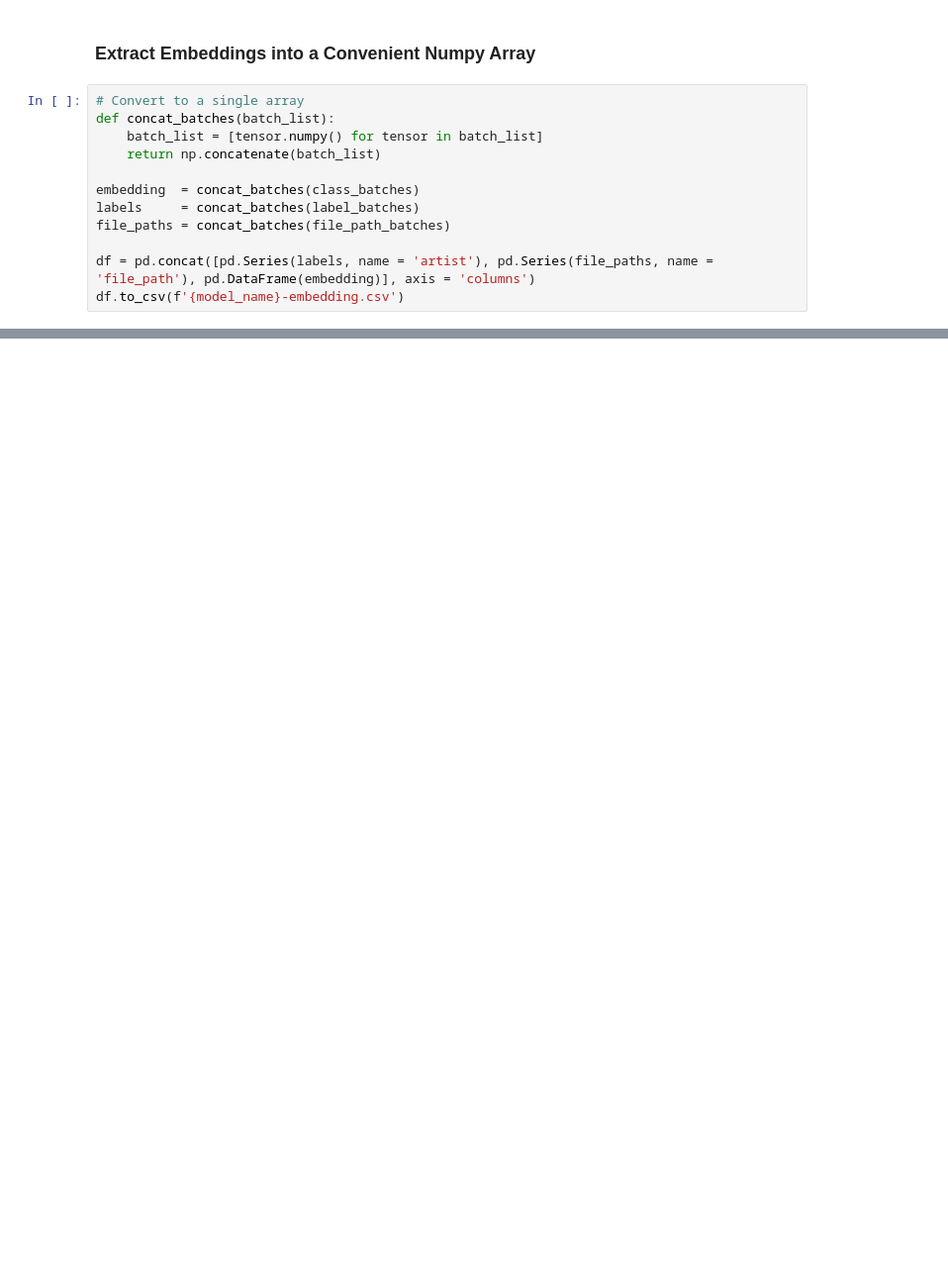
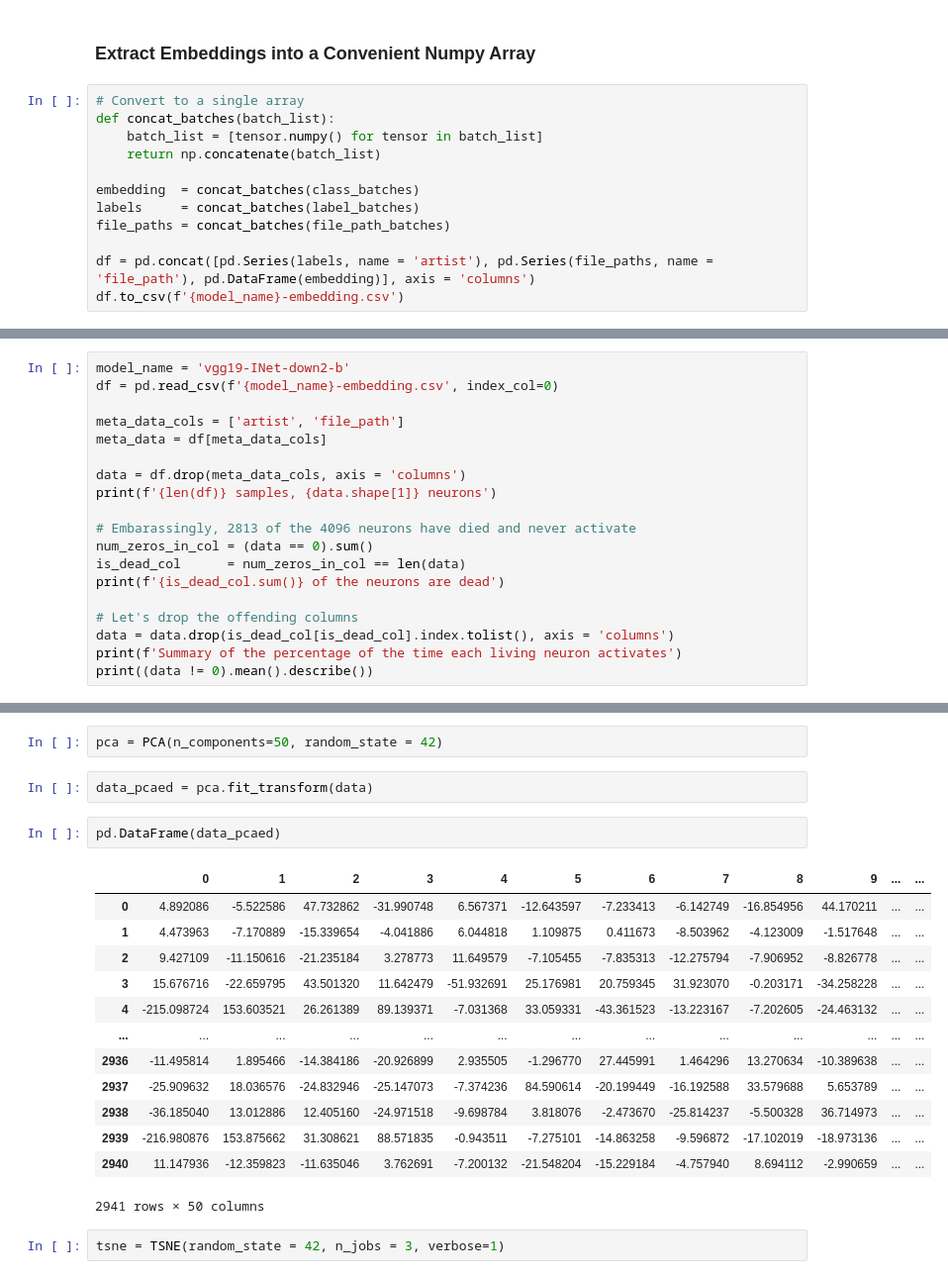
Before and after one commit to rcharan/art-dream, a Jupyter notebook: dataset/t-sne.ipynb, the cells around one changed output, grey strips where cells are left out. Shown at 99% size. Saved outputs shown, nothing was run; the diff lists cells and outputs as text; blank space fills up the shorter version.

```diff
--- a/dataset/t-sne.ipynb
+++ b/dataset/t-sne.ipynb
@@ -120,0 +129,19 @@ df.to_csv(f'{model_name}-embedding.csv')
+# %%
+model_name = 'vgg19-INet-down2-b'
+df = pd.read_csv(f'{model_name}-embedding.csv', index_col=0)
+
+meta_data_cols = ['artist', 'file_path']
+meta_data = df[meta_data_cols]
+
+data = df.drop(meta_data_cols, axis = 'columns')
+print(f'{len(df)} samples, {data.shape[1]} neurons')
+
+# Embarassingly, 2813 of the 4096 neurons have died and never activate
+num_zeros_in_col = (data == 0).sum()
+is_dead_col      = num_zeros_in_col == len(data)
+print(f'{is_dead_col.sum()} of the neurons are dead')
+
+# Let's drop the offending columns
+data = data.drop(is_dead_col[is_dead_col].index.tolist(), axis = 'columns')
+print(f'Summary of the percentage of the time each living neuron activates')
+print((data != 0).mean().describe())
@@ -120,0 +161,22 @@ df.to_csv(f'{model_name}-embedding.csv')
+# %%
+pca = PCA(n_components=50, random_state = 42)
+# %%
+data_pcaed = pca.fit_transform(data)
+# %%
+pd.DataFrame(data_pcaed)
+# %% [output]
+|  | 0 | 1 | 2 | 3 | 4 | 5 | 6 | 7 | 8 | 9 | ... | ... |
+| 0 | 4.892086 | -5.522586 | 47.732862 | -31.990748 | 6.567371 | -12.643597 | -7.233413 | -6.142749 | -16.854956 | 44.170211 | ... | ... |
+| 1 | 4.473963 | -7.170889 | -15.339654 | -4.041886 | 6.044818 | 1.109875 | 0.411673 | -8.503962 | -4.123009 | -1.517648 | ... | ... |
+| 2 | 9.427109 | -11.150616 | -21.235184 | 3.278773 | 11.649579 | -7.105455 | -7.835313 | -12.275794 | -7.906952 | -8.826778 | ... | ... |
+| 3 | 15.676716 | -22.659795 | 43.501320 | 11.642479 | -51.932691 | 25.176981 | 20.759345 | 31.923070 | -0.203171 | -34.258228 | ... | ... |
+| 4 | -215.098724 | 153.603521 | 26.261389 | 89.139371 | -7.031368 | 33.059331 | -43.361523 | -13.223167 | -7.202605 | -24.463132 | ... | ... |
+| ... | ... | ... | ... | ... | ... | ... | ... | ... | ... | ... | ... | ... |
+| 2936 | -11.495814 | 1.895466 | -14.384186 | -20.926899 | 2.935505 | -1.296770 | 27.445991 | 1.464296 | 13.270634 | -10.389638 | ... | ... |
+| 2937 | -25.909632 | 18.036576 | -24.832946 | -25.147073 | -7.374236 | 84.590614 | -20.199449 | -16.192588 | 33.579688 | 5.653789 | ... | ... |
+| 2938 | -36.185040 | 13.012886 | 12.405160 | -24.971518 | -9.698784 | 3.818076 | -2.473670 | -25.814237 | -5.500328 | 36.714973 | ... | ... |
+| 2939 | -216.980876 | 153.875662 | 31.308621 | 88.571835 | -0.943511 | -7.275101 | -14.863258 | -9.596872 | -17.102019 | -18.973136 | ... | ... |
+| 2940 | 11.147936 | -12.359823 | -11.635046 | 3.762691 | -7.200132 | -21.548204 | -15.229184 | -4.757940 | 8.694112 | -2.990659 | ... | ... |
+2941 rows × 50 columns
+# %%
+tsne = TSNE(random_state = 42, n_jobs = 3, verbose=1)
```
Also changed, not shown: parts of 10 cells of this notebook.
